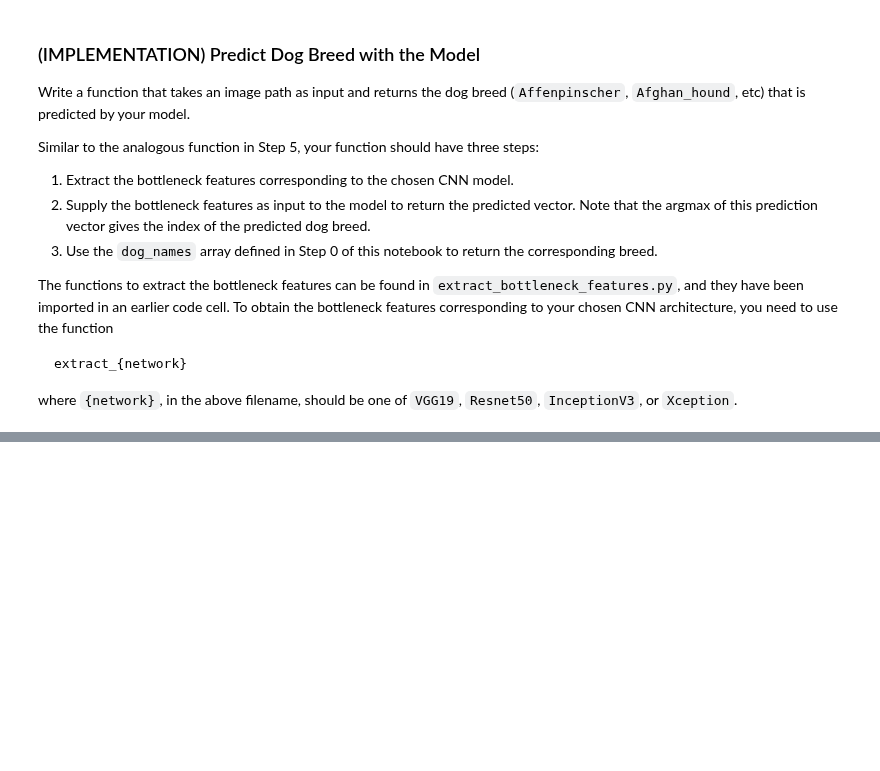
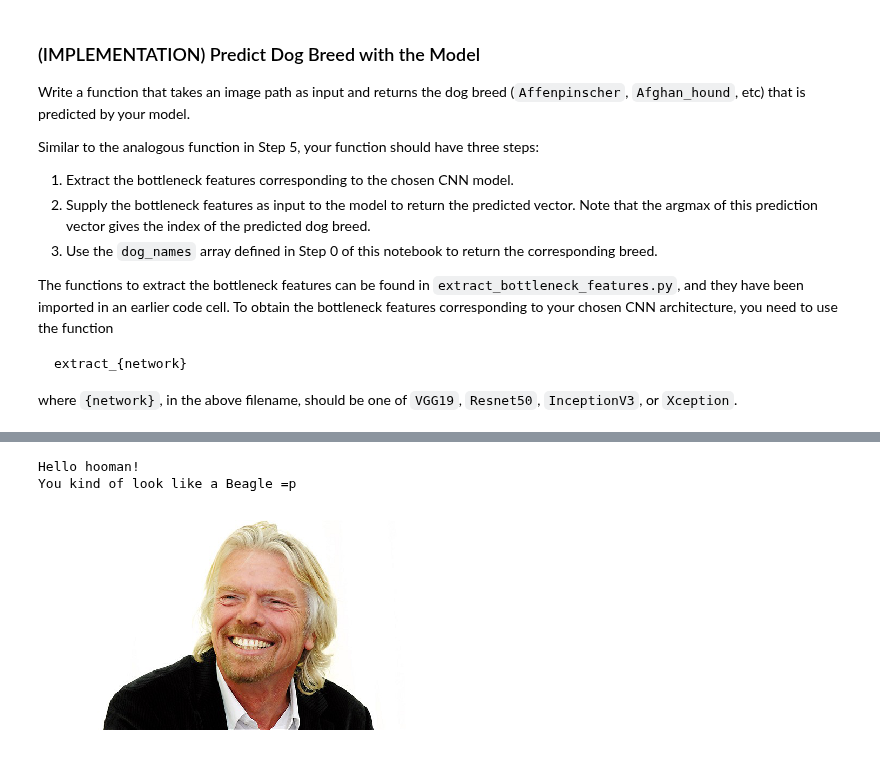
Before and after one commit to udacity/dog-project, a Jupyter notebook: dog_app.ipynb, the cells around one changed output, grey strips where cells are left out. Drawn from its saved outputs; the diff is of its cells as text; code cells hidden in the pictures; blank space fills up the shorter version.

```diff
--- a/dog_app.ipynb
+++ b/dog_app.ipynb
@@ -787,0 +855,6 @@ You are a: Beagle
+# %%
+what_dog_am_i(test_images[2])
+# %% [output]
+Hello hooman!
+You kind of look like a Beagle =p
+[figure, added]
```
Also changed, not shown: parts of 29 cells of this notebook.
